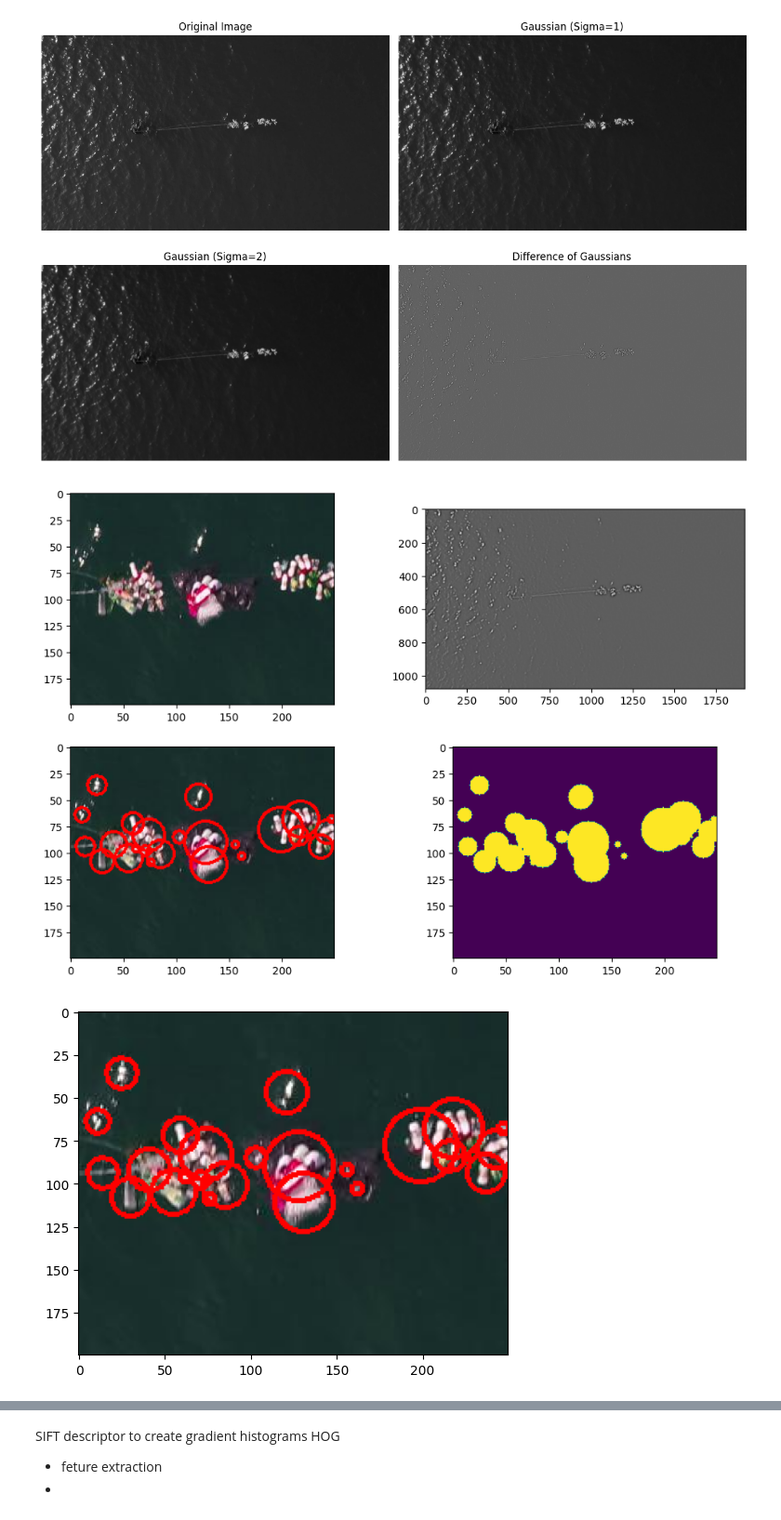
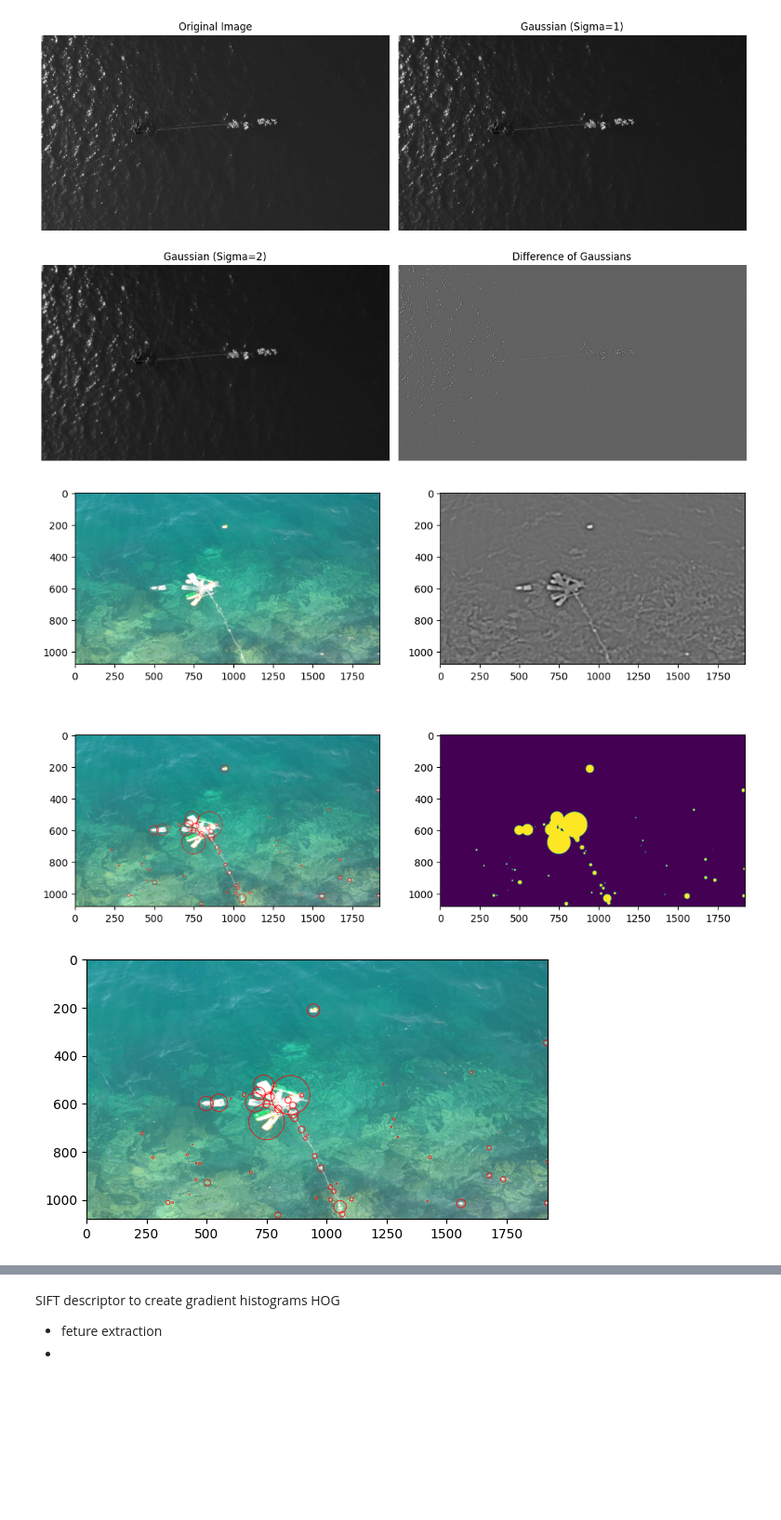
Before and after one commit to IgorCzudy/Trash-detection-, a Jupyter notebook: bistrina.ipynb, the cells around one changed output, grey strips where cells are left out. Shown at 93% size. Saved outputs shown, nothing was run; the diff lists cells and outputs as text; code cells hidden in the pictures; blank space fills up the shorter version.

```diff
--- a/bistrina.ipynb
+++ b/bistrina.ipynb
@@ -184,10 +184,13 @@ def get_sigma(altitude):
     return sigma
 
 
-filename = "record4_102_19.JPG"
-image = io.imread('data/bistrina_imgs/' + filename)
+path = "data/Dataset/training/"
+filename = "train_image1"
+image = io.imread(path + filename + ".JPG")
 
-altitude = int(os.path.splitext(filename)[0].split('_')[-1])
+with open(path + filename + ".json") as json_file:
+    data = json.load(json_file)
+    altitude = int(os.path.splitext(data["imagePath"])[0].split('_')[-1])
 
 ### Apply difference of gaussians
 sigma = get_sigma(altitude)
@@ -203,8 +206,6 @@ mask = dog_image.copy()
 _, mask = cv2.threshold(mask, threshold, 1, cv2.THRESH_BINARY)
 mask = mask.astype(np.uint8)
 
-mask = mask[400:600,1000:1250]
-image = image[400:600,1000:1250]
 ### Find ROIs
 contours, _ = cv2.findContours(mask, cv2.RETR_EXTERNAL, cv2.CHAIN_APPROX_SIMPLE)
 image_with_contours = image.copy()
@@ -216,35 +217,35 @@ for contour in contours:
     x, y, w, h = cv2.boundingRect(contour)
 
     # Draw the circle around the ROI
     scaling_factor = 1.5 # increase the size of the circle for merging the ROIs
     center = (x + w // 2, y + h // 2)
     radius = int(scaling_factor * max(w, h) / 2)
     cv2.circle(image_with_contours, center, radius, (255, 0, 0), 2)
     cv2.circle(black, center, radius, (255, 0, 0), -1)
     circles.append((*center, radius))
 
     # cv2.rectangle(image_with_contours, (x, y), (x + w, y + h), (0, 255, 0), 2)
 
     # Add ROI to the list
     roi_image = image[y:y+h, x:x+w]
     rois.append(roi_image)
 
 ### Merge ROIs
 
 fig, axes = plt.subplots(2, 2, figsize=(12, 8))  # Changed figsize to accommodate two rows
 ax = axes.ravel()
 ax[0].imshow(image)
 ax[1].imshow(dog_image, cmap='gray')
 ax[2].imshow(image_with_contours)
 ax[3].imshow(black)
 plt.show()
 
 plt.imshow(image_with_contours)
 
 del gray_image, float_image, dog_image, mask, contours, image_with_contours, black, rois, roi_image
 # %% [output]
-[figure, old version]
+[figure, new version]
-[figure, old version]
+[figure, new version]
 # %%
 old_circles = circles.copy()
 # %%
```
Also changed, not shown: parts of 4 cells of this notebook.
